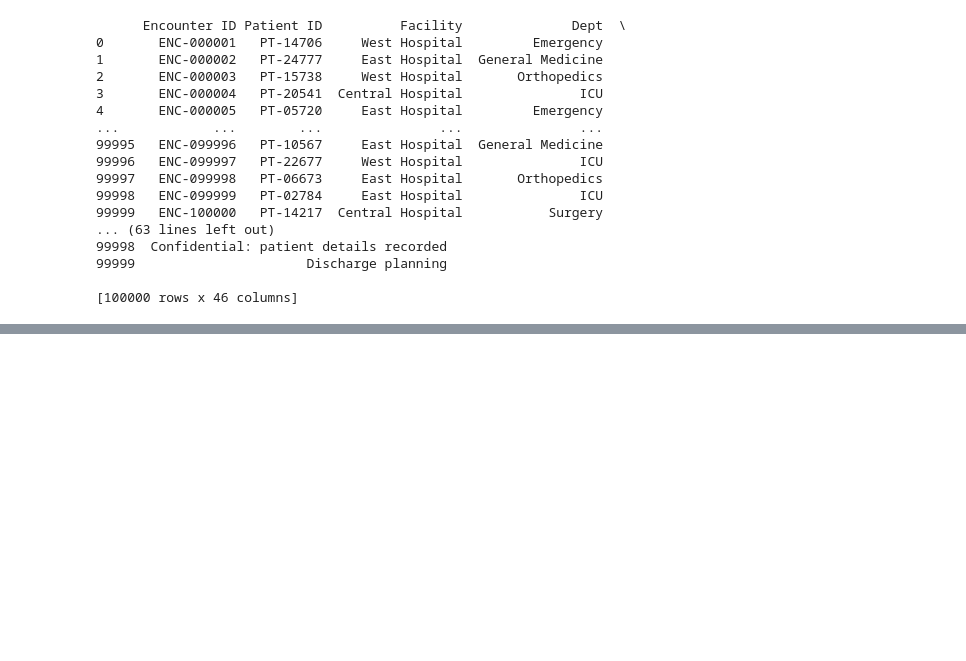
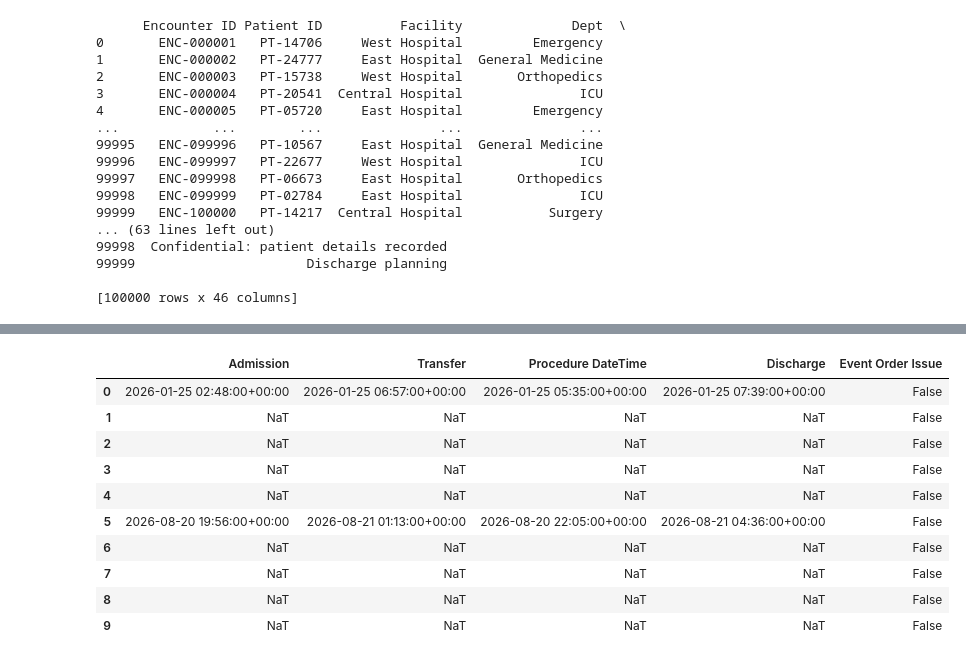
Before and after one commit to PoojaraniSahu/Hospital-Operations-Patient-Flow-Analysis, a Jupyter notebook: clean.ipynb, the cells around one changed output, grey strips where cells are left out. Cells and saved outputs as stored; diff of their text form; code cells hidden in the pictures; blank space fills up the shorter version.

```diff
--- a/clean.ipynb
+++ b/clean.ipynb
@@ -26,0 +135,20 @@ print(df)
+# %%
+#5. Normalize appointment and encounter statuses (scheduled, arrived, completed, cancelled, no-show).
+status_mapping = {
+    "scheduled": "SCHEDULED",
+    "arrived": "ARRIVED",
+    "completed": "COMPLETED",
+    "complete": "COMPLETED",
+    "done": "COMPLETED",
+    "cancelled": "CANCELLED",
+    "canceled": "CANCELLED",
+    "no-show": "NO-SHOW",
+    "no show": "NO-SHOW"
+}
+
+for col in ["Status", "Appointment Status"]:
+    if col in df.columns:
+        df[col] = df[col].astype("string").str.strip().str.lower()
+        df[col] = df[col].replace(status_mapping)
+
+df[["Status", "Appointment Status"]].head(10)
@@ -26,0 +167,28 @@ print(df)
+# %%
+#6. Validate admission, transfer, procedure, and discharge event ordering; flag impossible sequences.
+columns = ["Admission", "Transfer", "Procedure DateTime", "Discharge"]
+
+for col in columns:
+    df[col] = pd.to_datetime(df[col], errors="coerce", utc=True)
+
+df["Event Order Issue"] = (
+    (df["Admission"].notna() & df["Transfer"].notna() & (df["Transfer"] < df["Admission"])) |
+    (df["Admission"].notna() & df["Procedure DateTime"].notna() & (df["Procedure DateTime"] < df["Admission"])) |
+    (df["Admission"].notna() & df["Discharge"].notna() & (df["Discharge"] < df["Admission"])) |
+    (df["Transfer"].notna() & df["Discharge"].notna() & (df["Discharge"] < df["Transfer"])) |
+    (df["Procedure DateTime"].notna() & df["Discharge"].notna() & (df["Discharge"] < df["Procedure DateTime"]))
+)
+
+df[columns + ["Event Order Issue"]].head(10)
+# %% [output]
+|  | Admission | Transfer | Procedure DateTime | Discharge | Event Order Issue |
+| 0 | 2026-01-25 02:48:00+00:00 | 2026-01-25 06:57:00+00:00 | 2026-01-25 05:35:00+00:00 | 2026-01-25 07:39:00+00:00 | False |
+| 1 | NaT | NaT | NaT | NaT | False |
+| 2 | NaT | NaT | NaT | NaT | False |
+| 3 | NaT | NaT | NaT | NaT | False |
+| 4 | NaT | NaT | NaT | NaT | False |
+| 5 | 2026-08-20 19:56:00+00:00 | 2026-08-21 01:13:00+00:00 | 2026-08-20 22:05:00+00:00 | 2026-08-21 04:36:00+00:00 | False |
+| 6 | NaT | NaT | NaT | NaT | False |
+| 7 | NaT | NaT | NaT | NaT | False |
+| 8 | NaT | NaT | NaT | NaT | False |
+| 9 | NaT | NaT | NaT | NaT | False |
```
Also changed, not shown: parts of 21 cells of this notebook, 4 other files.
